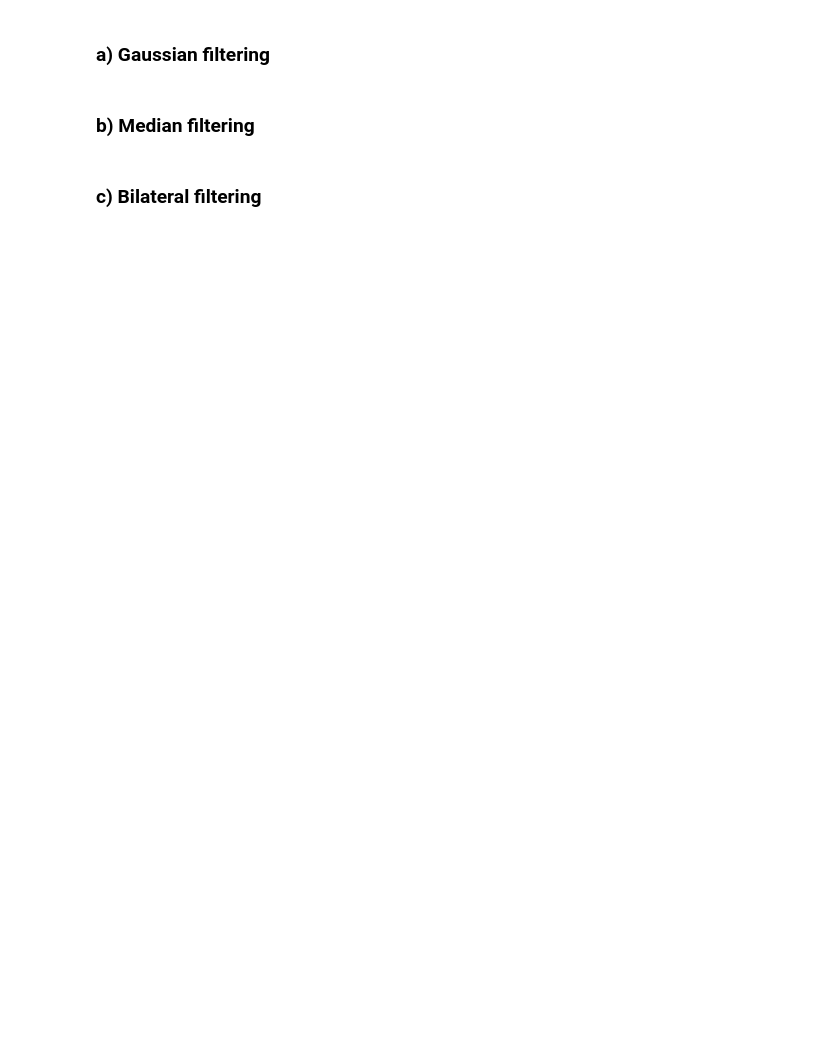
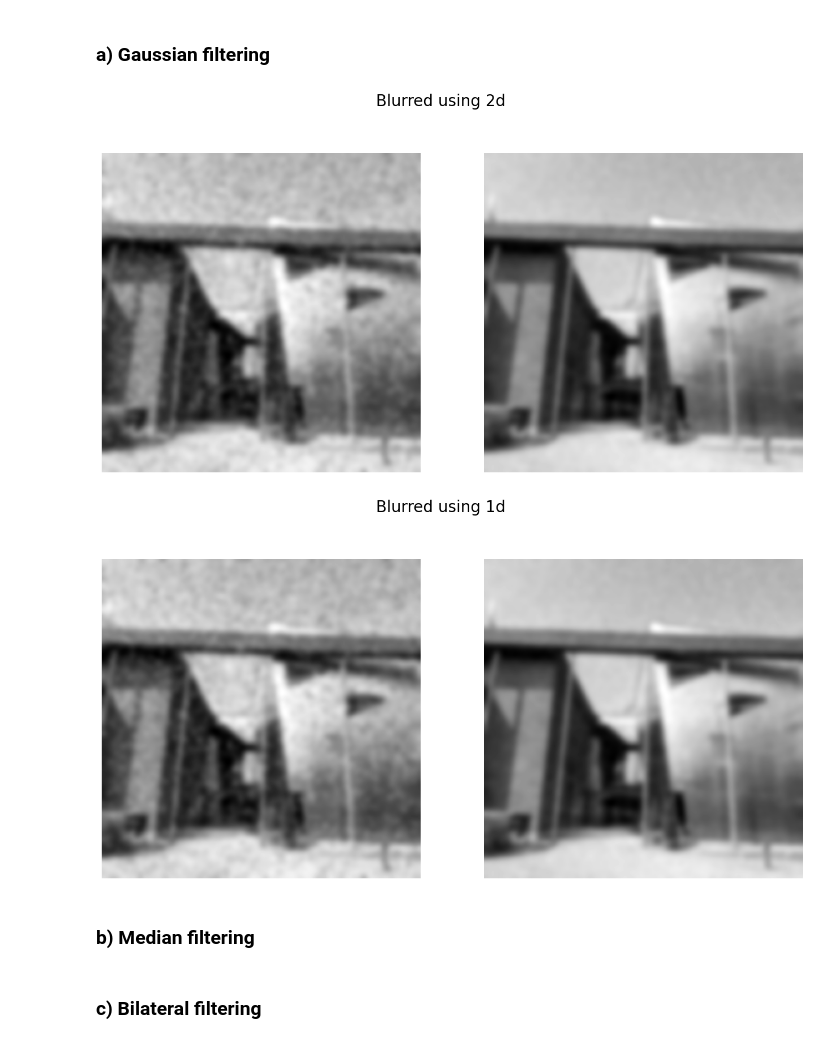
Before and after one commit to Nandu-Jagdish/CV_aalto, a Jupyter notebook: source/exercise-03/exercise3.ipynb, the cells around one changed output. Cells and saved outputs as stored; diff of their text form; code cells hidden in the pictures; blank space fills up the shorter version.

```diff
--- a/source/exercise-03/exercise3.ipynb
+++ b/source/exercise-03/exercise3.ipynb
@@ -113,19 +135,63 @@ plt.show()
 # %%
 ## Apply Gaussian filter of std 2.5
 sigmad = 2.5
 g,_,_,_,_,_, = gaussian2(sigmad)
 
 gflt_imns = conv2(imns, g, mode='reflect')
 gflt_imng = conv2(imng, g, mode='reflect')
 
 ## Instead of directly filtering with g, make a separable implementation
 ## where you use horizontal and vertical 1D convolutions
 ## That is, replace the above two lines, you can use conv1 instead
 ## The result should not change.
 
 ##--your-code-starts-here--##
 
+#1d guassian kernel
+g = gaussian(sigmad)
+
+gflt_imns_1D = conv1(imns, g, axis=0, mode='reflect')
+gflt_imns_1D = conv1(gflt_imns_1D, g, axis=1, mode='reflect')
+
+gflt_imng_1D = conv1(imng, g, axis=0, mode='reflect')
+gflt_imng_1D = conv1(gflt_imng_1D, g, axis=1, mode='reflect')
+
+
+# plot the results
+fig, axes = plt.subplots(nrows=1, ncols=2, figsize=(16,8))
+ax = axes.ravel()
+ax[0].imshow(gflt_imns, cmap='gray')
+ax[0].axis('off')
+ax[1].imshow(gflt_imng, cmap='gray')
+ax[1].axis('off')
+# ax[2].imshow(gflt_imns_1D, cmap='gray')
+# ax[2].axis('off')
+# ax[3].imshow(gflt_imng_1D, cmap='gray')
+# ax[3].axis('off')
+# plt.tight_layout()
+plt.suptitle("Blurred using 2d", fontsize=20)
+# plt.subplots_adjust(top=1.2)
+plt.show()
+
+fig, axes = plt.subplots(nrows=1, ncols=2, figsize=(16,8))
+ax = axes.ravel()
+ax[0].imshow(gflt_imns_1D, cmap='gray')
+ax[0].axis('off')
+ax[1].imshow(gflt_imng_1D, cmap='gray')
+ax[1].axis('off')
+
+plt.suptitle("Blurred using 1d", fontsize=20)
+
+plt.show()
+
+
+gflt_imns = gflt_imns_1D
+gflt_imng = gflt_imng_1D
+
 ##--your-code-ends-here--##
+# %% [output]
+[figure, added]
+[figure, added]
 # %% [markdown]
 ### b) Median filtering
 # %%
```
Also changed, not shown: parts of 9 cells of this notebook, 1 other file.
